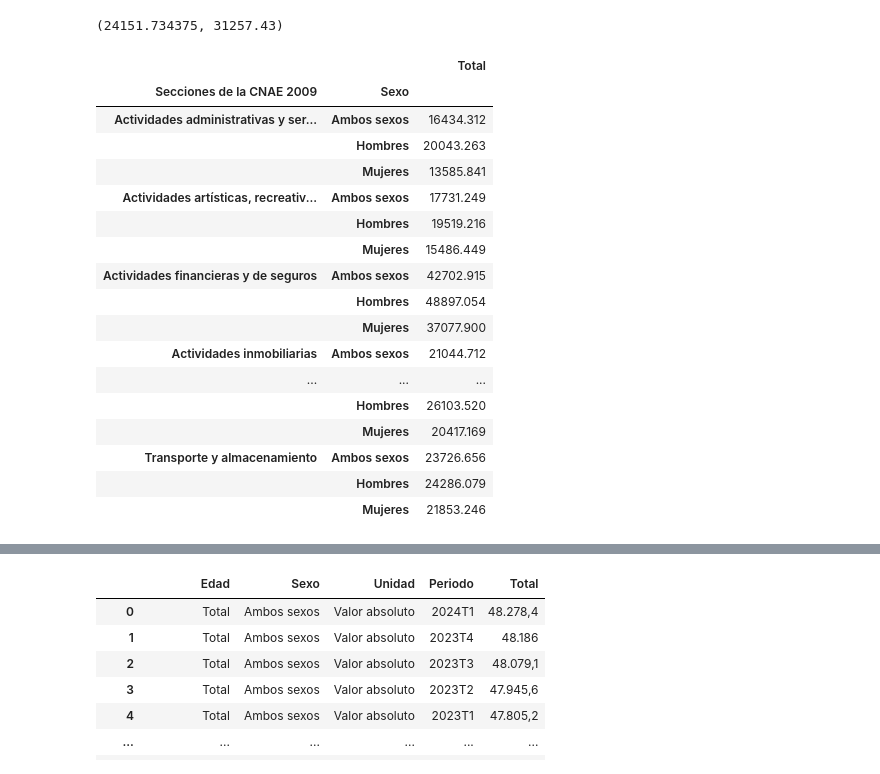
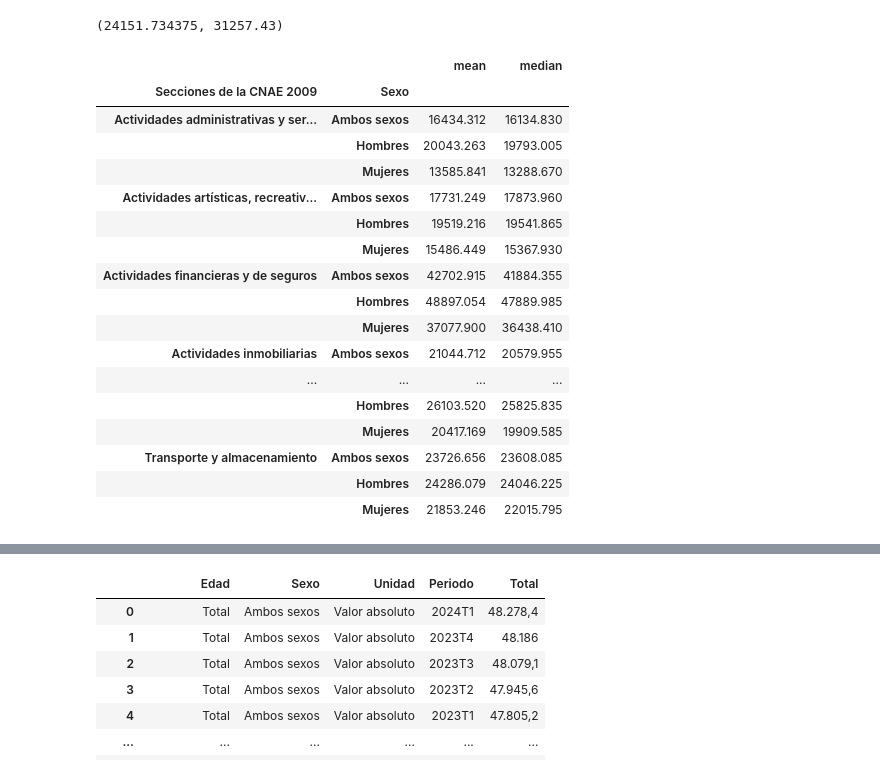
Before and after one commit to Gbau11/Empleo-Espa-a, a Jupyter notebook: code/paro_actividad.ipynb, the cells around one changed output, grey strips where cells are left out. Cells and saved outputs as stored; diff of their text form; code cells hidden in the pictures.

```diff
--- a/code/paro_actividad.ipynb
+++ b/code/paro_actividad.ipynb
@@ -1201,23 +1304,23 @@ bb[bb['Sexo']=='Mujeres']['Total'].mean(), bb[bb['Sexo']=='Hombres']['Total'].me
 # %% [output]
 (24151.734375, 31257.43)
 # %%
-sal_act.groupby(['Secciones de la CNAE 2009','Sexo']).agg({'Total':'mean'})
+sal_act.groupby(['Secciones de la CNAE 2009', 'Sexo'])['Total'].agg(['mean', 'median'])
 # %% [output]
-|  |  | Total |
-| Secciones de la CNAE 2009 | Sexo |  |
-| Actividades administrativas y ser... | Ambos sexos | 16434.312 |
-|  | Hombres | 20043.263 |
-|  | Mujeres | 13585.841 |
-| Actividades artísticas, recreativ... | Ambos sexos | 17731.249 |
-|  | Hombres | 19519.216 |
-|  | Mujeres | 15486.449 |
-| Actividades financieras y de seguros | Ambos sexos | 42702.915 |
-|  | Hombres | 48897.054 |
-|  | Mujeres | 37077.900 |
-| Actividades inmobiliarias | Ambos sexos | 21044.712 |
-| ... | ... | ... |
-|  | Hombres | 26103.520 |
-|  | Mujeres | 20417.169 |
-| Transporte y almacenamiento | Ambos sexos | 23726.656 |
-|  | Hombres | 24286.079 |
-|  | Mujeres | 21853.246 |
+|  |  | mean | median |
+| Secciones de la CNAE 2009 | Sexo |  |  |
+| Actividades administrativas y ser... | Ambos sexos | 16434.312 | 16134.830 |
+|  | Hombres | 20043.263 | 19793.005 |
+|  | Mujeres | 13585.841 | 13288.670 |
+| Actividades artísticas, recreativ... | Ambos sexos | 17731.249 | 17873.960 |
+|  | Hombres | 19519.216 | 19541.865 |
+|  | Mujeres | 15486.449 | 15367.930 |
+| Actividades financieras y de seguros | Ambos sexos | 42702.915 | 41884.355 |
+|  | Hombres | 48897.054 | 47889.985 |
+|  | Mujeres | 37077.900 | 36438.410 |
+| Actividades inmobiliarias | Ambos sexos | 21044.712 | 20579.955 |
+| ... | ... | ... | ... |
+|  | Hombres | 26103.520 | 25825.835 |
+|  | Mujeres | 20417.169 | 19909.585 |
+| Transporte y almacenamiento | Ambos sexos | 23726.656 | 23608.085 |
+|  | Hombres | 24286.079 | 24046.225 |
+|  | Mujeres | 21853.246 | 22015.795 |
```
Also changed, not shown: parts of 17 cells of this notebook, 2 other files.
